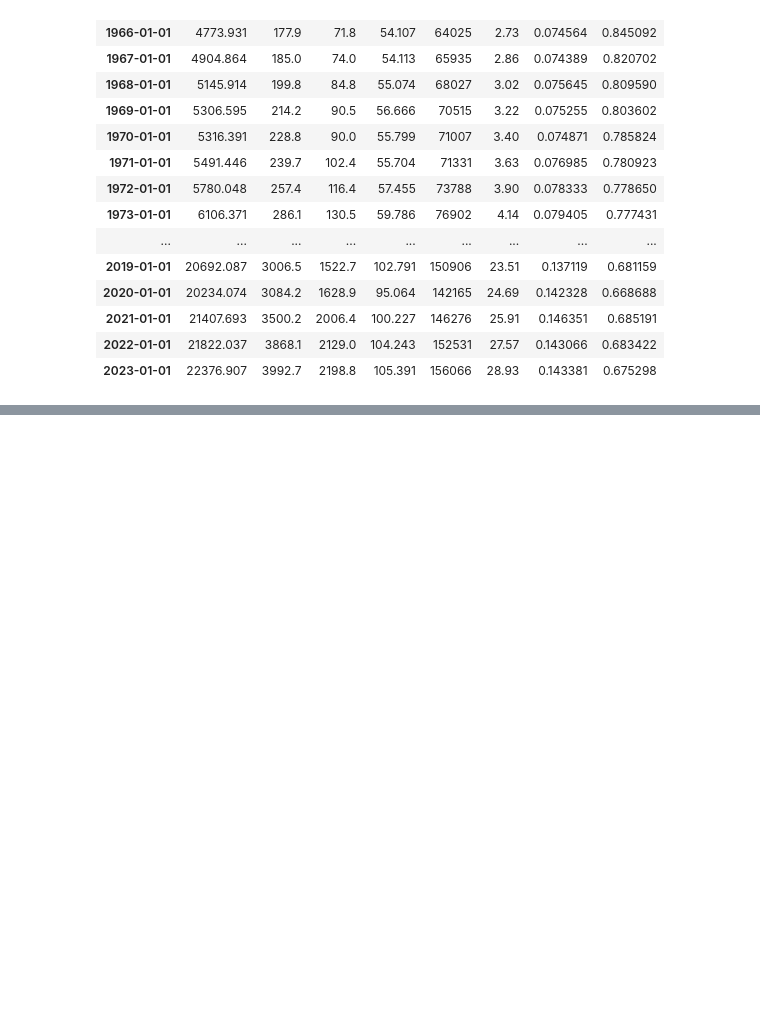
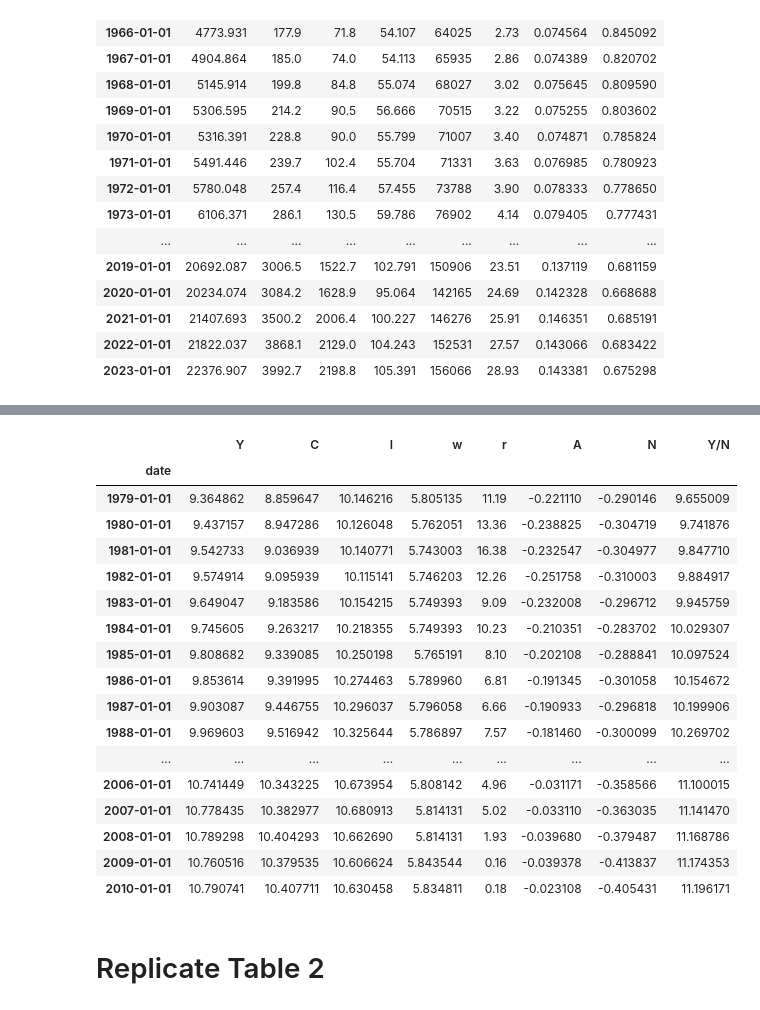
Before and after one commit to chiesastefano/demA1, a Jupyter notebook: jupyter/presentation.ipynb, the cells around one changed output, grey strips where cells are left out. Cells and saved outputs as stored; diff of their text form; code cells hidden in the pictures; blank space fills up the shorter version.

```diff
--- a/jupyter/presentation.ipynb
+++ b/jupyter/presentation.ipynb
@@ -12,7 +12,6 @@ end_date = "2023-12-31"
 
 
 def create_series_dict(name, series_id):
-    units = 'log' if name != 'r' else 'lin'
     return {
         'name': name,
         'series_id': series_id,
@@ -129,34 +138,55 @@ table1
 # %%
 # import data for the second table
 
 series_list2 = [
     ('Y', 'A939RC0Q052SBEA'),
     ('C', 'A794RC0Q052SBEA'),
     ('I', 'RGDPLPUSA625NUPN'),
     ('w', 'LES1252881600Q'),
     ('r', 'FEDFUNDS'),
     ('A', 'RTFPNAUSA632NRUG')
 ]
 
 request_parameters2 = [create_series_dict(name, series_id) for name, series_id in series_list2]
 
 
 dataframe2 = pd.DataFrame()
 # concatenate the data
 for parameter in request_parameters2:
     df = fetch_data(parameter)
     if dataframe2.empty:
         dataframe2 = df
     else:
         dataframe2 = pd.concat([dataframe2, df], axis=1)
 
 dataframe2['N'] = dataset1['AveH']
 dataframe2['Y/N'] = dataframe2['Y']/dataframe2['N']
-dataframe2
 
 dataset2 = dataframe2.dropna()
 # data from 1982 to 2007
+dataset2 = dataset2.apply(lambda col: np.log(col) if col.name != 'r' else col)
 dataset2
+# %% [output]
+|  | Y | C | I | w | r | A | N | Y/N |
+| date |  |  |  |  |  |  |  |  |
+| 1979-01-01 | 9.364862 | 8.859647 | 10.146216 | 5.805135 | 11.19 | -0.221110 | -0.290146 | 9.655009 |
+| 1980-01-01 | 9.437157 | 8.947286 | 10.126048 | 5.762051 | 13.36 | -0.238825 | -0.304719 | 9.741876 |
+| 1981-01-01 | 9.542733 | 9.036939 | 10.140771 | 5.743003 | 16.38 | -0.232547 | -0.304977 | 9.847710 |
+| 1982-01-01 | 9.574914 | 9.095939 | 10.115141 | 5.746203 | 12.26 | -0.251758 | -0.310003 | 9.884917 |
+| 1983-01-01 | 9.649047 | 9.183586 | 10.154215 | 5.749393 | 9.09 | -0.232008 | -0.296712 | 9.945759 |
+| 1984-01-01 | 9.745605 | 9.263217 | 10.218355 | 5.749393 | 10.23 | -0.210351 | -0.283702 | 10.029307 |
+| 1985-01-01 | 9.808682 | 9.339085 | 10.250198 | 5.765191 | 8.10 | -0.202108 | -0.288841 | 10.097524 |
+| 1986-01-01 | 9.853614 | 9.391995 | 10.274463 | 5.789960 | 6.81 | -0.191345 | -0.301058 | 10.154672 |
+| 1987-01-01 | 9.903087 | 9.446755 | 10.296037 | 5.796058 | 6.66 | -0.190933 | -0.296818 | 10.199906 |
+| 1988-01-01 | 9.969603 | 9.516942 | 10.325644 | 5.786897 | 7.57 | -0.181460 | -0.300099 | 10.269702 |
+| ... | ... | ... | ... | ... | ... | ... | ... | ... |
+| 2006-01-01 | 10.741449 | 10.343225 | 10.673954 | 5.808142 | 4.96 | -0.031171 | -0.358566 | 11.100015 |
+| 2007-01-01 | 10.778435 | 10.382977 | 10.680913 | 5.814131 | 5.02 | -0.033110 | -0.363035 | 11.141470 |
+| 2008-01-01 | 10.789298 | 10.404293 | 10.662690 | 5.814131 | 1.93 | -0.039680 | -0.379487 | 11.168786 |
+| 2009-01-01 | 10.760516 | 10.379535 | 10.606624 | 5.843544 | 0.16 | -0.039378 | -0.413837 | 11.174353 |
+| 2010-01-01 | 10.790741 | 10.407711 | 10.630458 | 5.834811 | 0.18 | -0.023108 | -0.405431 | 11.196171 |
+# %% [markdown]
+# Replicate Table 2
 # %%
 sd2 = dataset2.std()
 sd_r = sd2/dataset2.mean()
```
Also changed, not shown: parts of 2 cells of this notebook, 2 other files.
